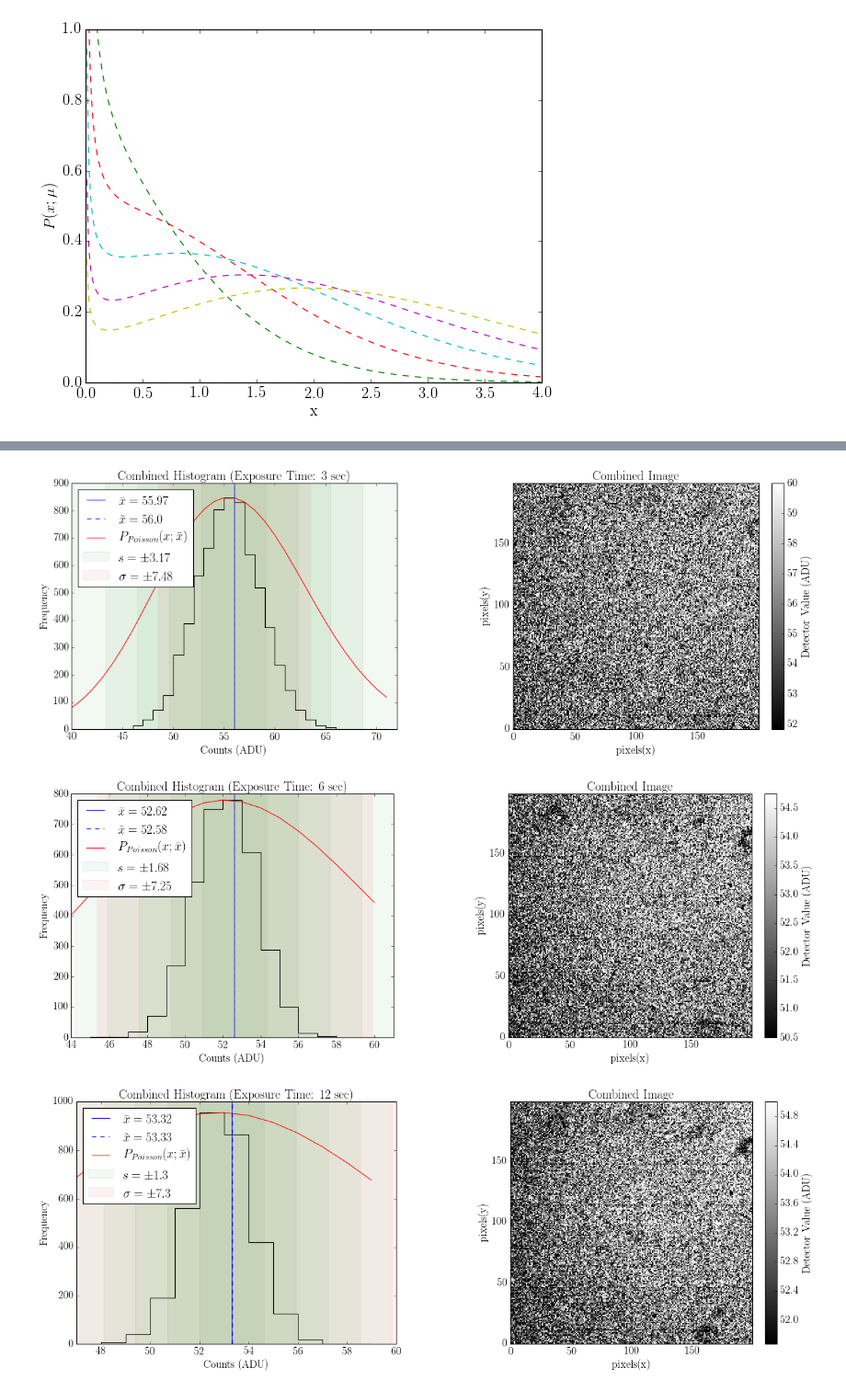
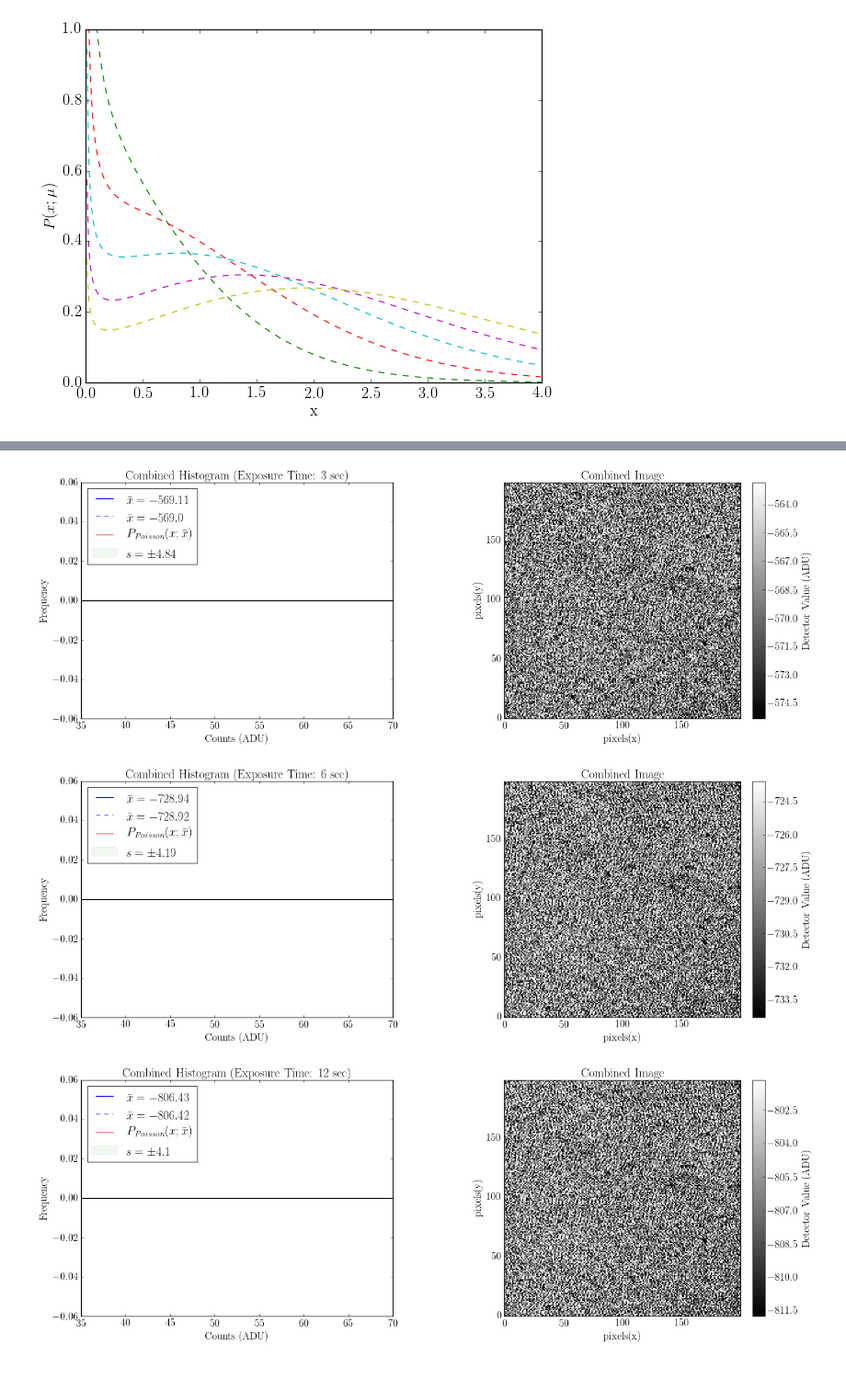
Before and after one commit to jbirky/photonCounting, a Jupyter notebook: analysis.ipynb, the cells around one changed output, grey strips where cells are left out. Shown at 92% size. Cells and saved outputs as stored; diff of their text form; code cells hidden in the pictures.

```diff
--- a/analysis.ipynb
+++ b/analysis.ipynb
@@ -267,25 +219,26 @@ plotAll(bias_2D, rng=[850,1010], exp=0, save_dir='writeup/plots/')
 # %%
 files = natsorted(os.listdir('data/'))[1:]
 exp_times = np.array([int(f.split('exp')[1]) for f in files])
 
 #combined frames, and combined frames in counts per second
 frames, cps = [], []
 for exp in exp_times:
 
     #Read frames, combine, and subtract combined bias frame
     array3D = readData('data/exp%s/'%(exp))
-    array2D = combineFrame(array3D) - bias_2D
     #divide by exposure time
-    array2D = array2D/exp
+    array2D = combineFrame(array3D)/exp - bias_2D
+
+    array2D_cps = array2D
 
     #cut out safe part of image
-    cut = Cutout2D(array2D, (400,400), (200,200)).data
+    cut = Cutout2D(array2D_cps, (450,450), (200,200)).data
 
     frames.append(cut.flatten())
 
     #Plot histogram and image & save to .png
-    plotAll(cut, sigma=5, exp=exp, save_dir='writeup/plots/')
+    plotAll(cut, sigma=1, rng=[35,70], nbins=50, exp=exp, save_dir='writeup/plots/', show_level=True)
 # %% [output]
-[figure, old version]
+[figure, new version]
-[figure, old version]
+[figure, new version]
-[figure, old version]
+[figure, new version]
```
Also changed, not shown: parts of 5 cells of this notebook.
